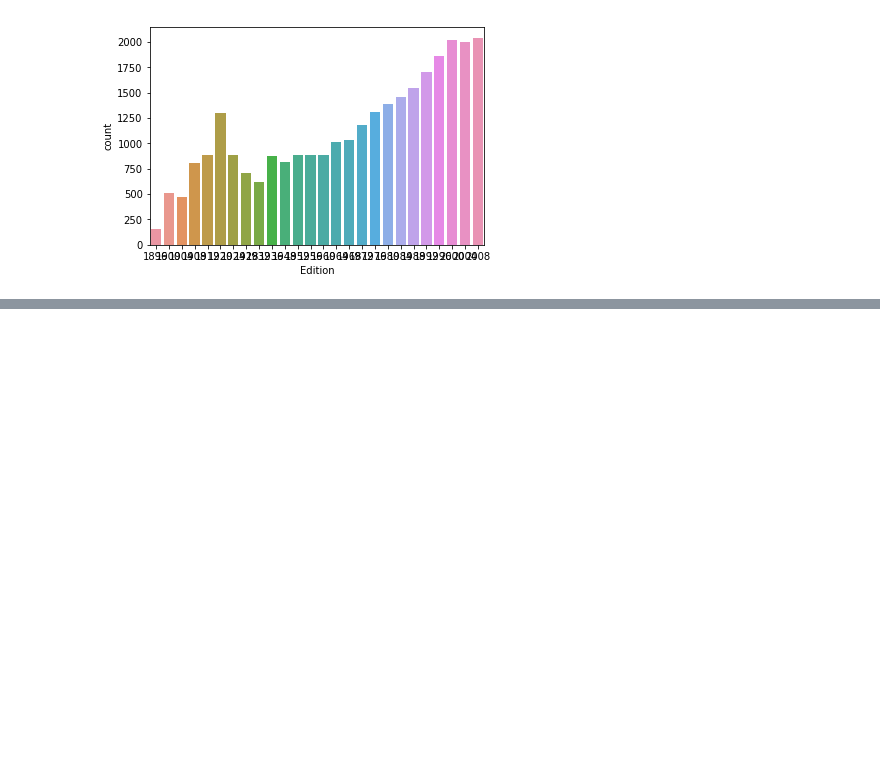
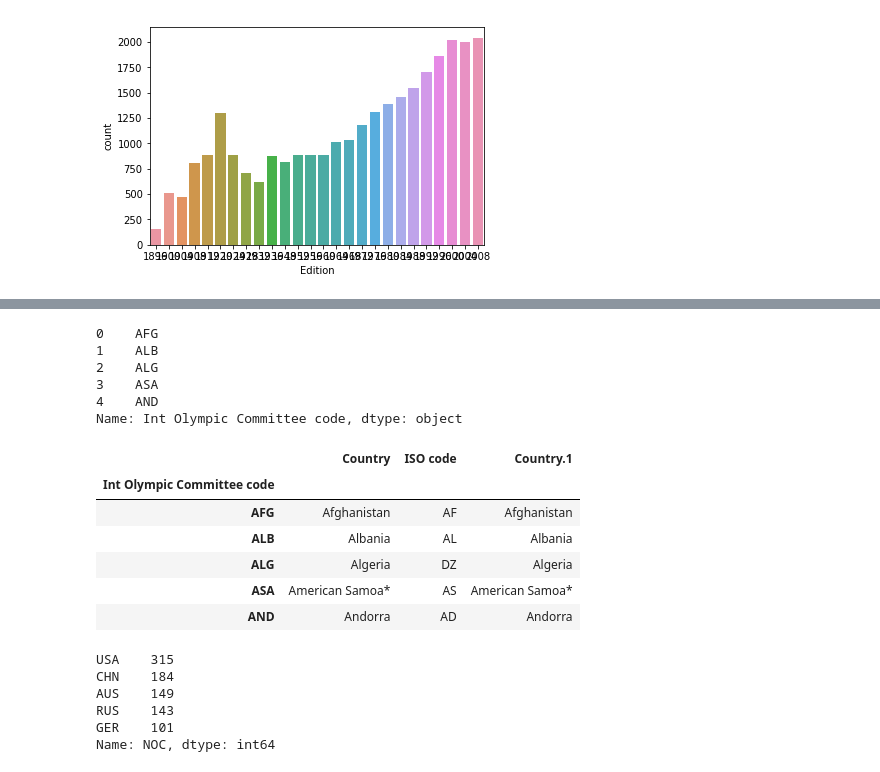
Before and after one commit to surya-durgaputra/PythonBasics, a Jupyter notebook: Pandas/PandasFocused/05-Indexing.ipynb, the cells around one changed output, grey strips where cells are left out. Drawn from its saved outputs; the diff is of its cells as text; code cells hidden in the pictures; blank space fills up the shorter version.

```diff
--- a/Pandas/PandasFocused/05-Indexing.ipynb
+++ b/Pandas/PandasFocused/05-Indexing.ipynb
@@ -290,0 +300,31 @@ sns.countplot(x='Edition', data=ath);
+# %%
+last_olympics = oo[oo.Edition == 2008]
+countries['Int Olympic Committee code'].head()
+# %% [output]
+0    AFG
+1    ALB
+2    ALG
+3    ASA
+4    AND
+Name: Int Olympic Committee code, dtype: object
+# %%
+countries.set_index('Int Olympic Committee code', inplace=True)
+countries.head()
+# %% [output]
+|  | Country | ISO code | Country.1 |
+| Int Olympic Committee code |  |  |  |
+| AFG | Afghanistan | AF | Afghanistan |
+| ALB | Albania | AL | Albania |
+| ALG | Algeria | DZ | Algeria |
+| ASA | American Samoa* | AS | American Samoa* |
+| AND | Andorra | AD | Andorra |
+# %%
+countries2008 = last_olympics.NOC.value_counts()
+countries2008.head()
+# %% [output]
+USA    315
+CHN    184
+AUS    149
+RUS    143
+GER    101
+Name: NOC, dtype: int64
```
Also changed, not shown: parts of 4 cells of this notebook, 1 other file.
